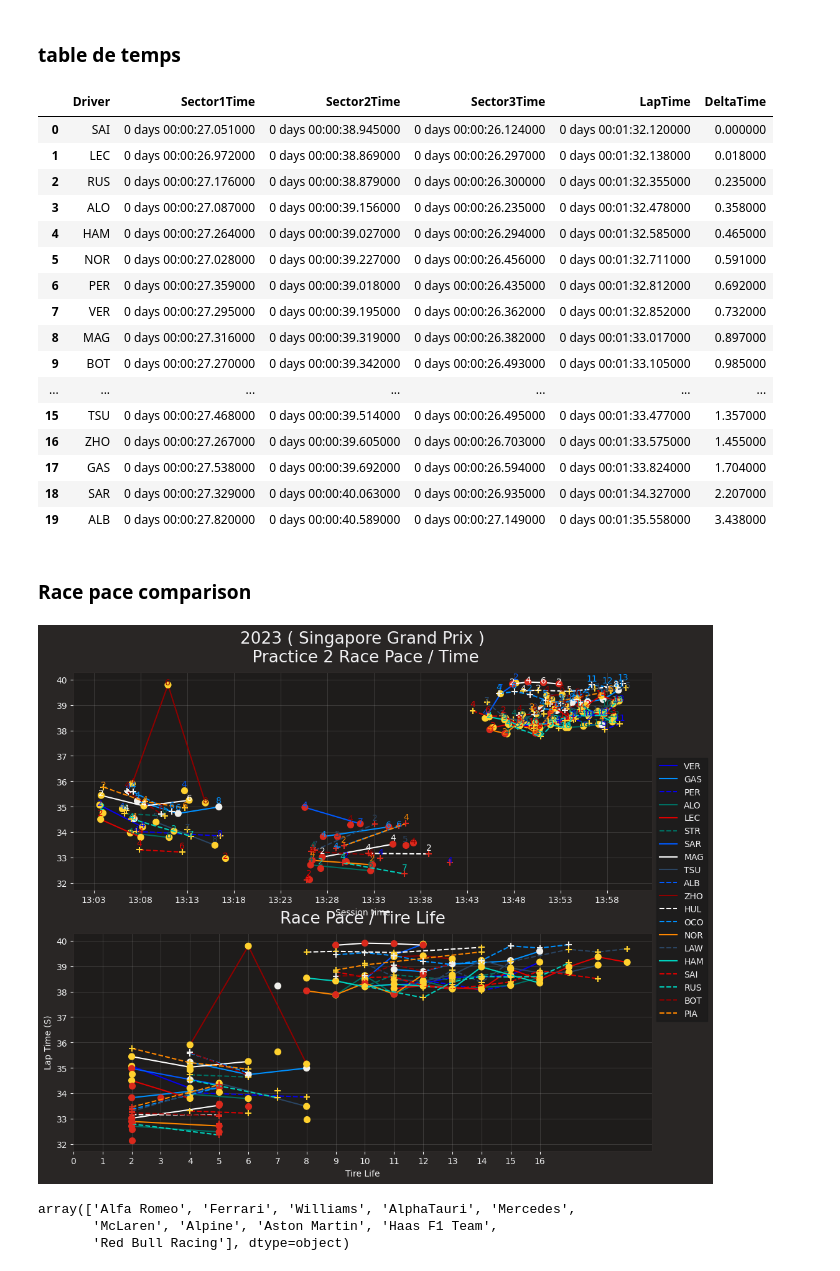
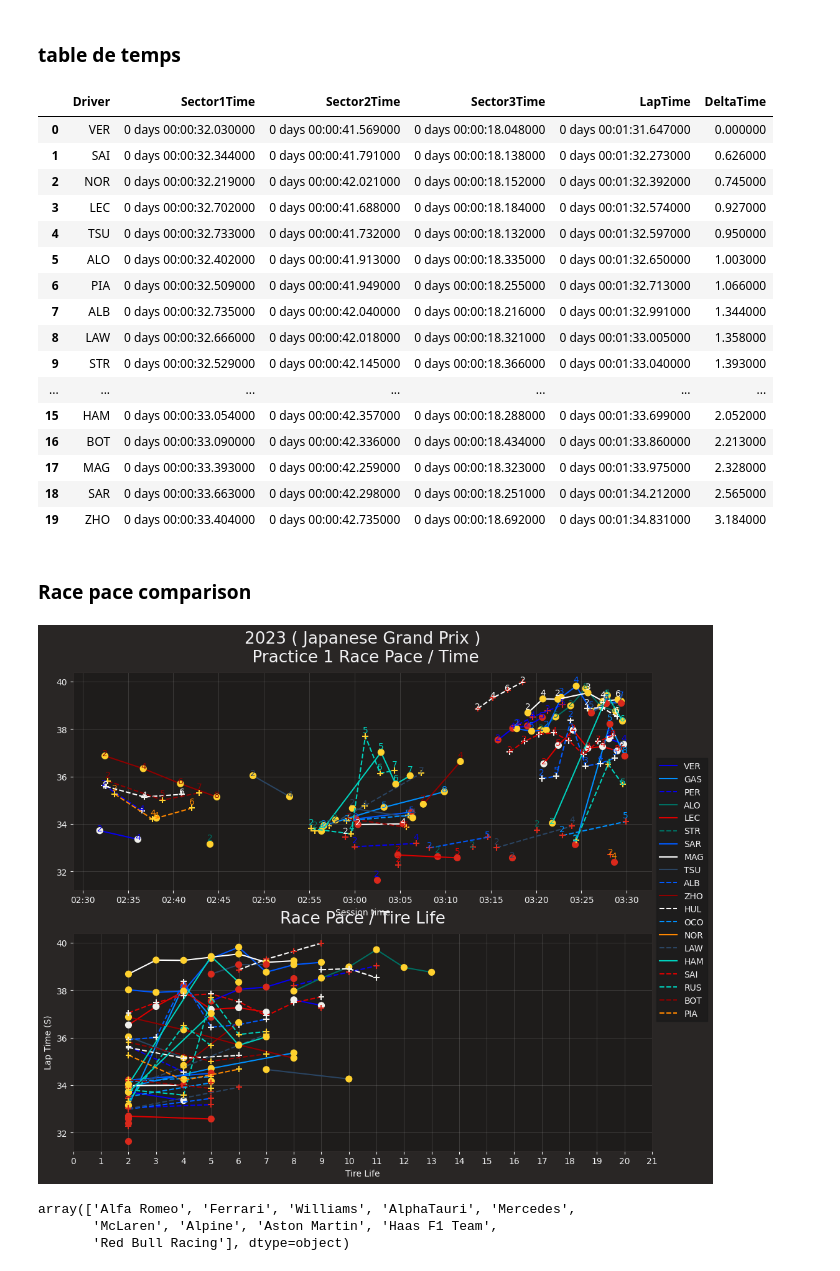
Before and after one commit to RACIM01/F1_Data_Analysing_RCM, a Jupyter notebook: Practice.ipynb, the cells around one changed output. Cells and saved outputs as stored; diff of their text form; code cells hidden in the pictures.

```diff
--- a/Practice.ipynb
+++ b/Practice.ipynb
@@ -16,7 +16,7 @@ import matplotlib.ticker as ticker
 import matplotlib.offsetbox as offsetbox
 from scipy import stats
 # %%
-ses = 2
+ses = 1
 race = 16
 # %%
 session = fastf1.get_session(2023,race,ses)
@@ -433,22 +434,22 @@ header_styles = [
 styled_df
 # %% [output]
 |  | Driver | Sector1Time | Sector2Time | Sector3Time | LapTime | DeltaTime |
-| 0 | SAI | 0 days 00:00:27.051000 | 0 days 00:00:38.945000 | 0 days 00:00:26.124000 | 0 days 00:01:32.120000 | 0.000000 |
-| 1 | LEC | 0 days 00:00:26.972000 | 0 days 00:00:38.869000 | 0 days 00:00:26.297000 | 0 days 00:01:32.138000 | 0.018000 |
-| 2 | RUS | 0 days 00:00:27.176000 | 0 days 00:00:38.879000 | 0 days 00:00:26.300000 | 0 days 00:01:32.355000 | 0.235000 |
-| 3 | ALO | 0 days 00:00:27.087000 | 0 days 00:00:39.156000 | 0 days 00:00:26.235000 | 0 days 00:01:32.478000 | 0.358000 |
-| 4 | HAM | 0 days 00:00:27.264000 | 0 days 00:00:39.027000 | 0 days 00:00:26.294000 | 0 days 00:01:32.585000 | 0.465000 |
-| 5 | NOR | 0 days 00:00:27.028000 | 0 days 00:00:39.227000 | 0 days 00:00:26.456000 | 0 days 00:01:32.711000 | 0.591000 |
-| 6 | PER | 0 days 00:00:27.359000 | 0 days 00:00:39.018000 | 0 days 00:00:26.435000 | 0 days 00:01:32.812000 | 0.692000 |
-| 7 | VER | 0 days 00:00:27.295000 | 0 days 00:00:39.195000 | 0 days 00:00:26.362000 | 0 days 00:01:32.852000 | 0.732000 |
-| 8 | MAG | 0 days 00:00:27.316000 | 0 days 00:00:39.319000 | 0 days 00:00:26.382000 | 0 days 00:01:33.017000 | 0.897000 |
-| 9 | BOT | 0 days 00:00:27.270000 | 0 days 00:00:39.342000 | 0 days 00:00:26.493000 | 0 days 00:01:33.105000 | 0.985000 |
+| 0 | VER | 0 days 00:00:32.030000 | 0 days 00:00:41.569000 | 0 days 00:00:18.048000 | 0 days 00:01:31.647000 | 0.000000 |
+| 1 | SAI | 0 days 00:00:32.344000 | 0 days 00:00:41.791000 | 0 days 00:00:18.138000 | 0 days 00:01:32.273000 | 0.626000 |
+| 2 | NOR | 0 days 00:00:32.219000 | 0 days 00:00:42.021000 | 0 days 00:00:18.152000 | 0 days 00:01:32.392000 | 0.745000 |
+| 3 | LEC | 0 days 00:00:32.702000 | 0 days 00:00:41.688000 | 0 days 00:00:18.184000 | 0 days 00:01:32.574000 | 0.927000 |
+| 4 | TSU | 0 days 00:00:32.733000 | 0 days 00:00:41.732000 | 0 days 00:00:18.132000 | 0 days 00:01:32.597000 | 0.950000 |
+| 5 | ALO | 0 days 00:00:32.402000 | 0 days 00:00:41.913000 | 0 days 00:00:18.335000 | 0 days 00:01:32.650000 | 1.003000 |
+| 6 | PIA | 0 days 00:00:32.509000 | 0 days 00:00:41.949000 | 0 days 00:00:18.255000 | 0 days 00:01:32.713000 | 1.066000 |
+| 7 | ALB | 0 days 00:00:32.735000 | 0 days 00:00:42.040000 | 0 days 00:00:18.216000 | 0 days 00:01:32.991000 | 1.344000 |
+| 8 | LAW | 0 days 00:00:32.666000 | 0 days 00:00:42.018000 | 0 days 00:00:18.321000 | 0 days 00:01:33.005000 | 1.358000 |
+| 9 | STR | 0 days 00:00:32.529000 | 0 days 00:00:42.145000 | 0 days 00:00:18.366000 | 0 days 00:01:33.040000 | 1.393000 |
 | ... | ... | ... | ... | ... | ... | ... |
-| 15 | TSU | 0 days 00:00:27.468000 | 0 days 00:00:39.514000 | 0 days 00:00:26.495000 | 0 days 00:01:33.477000 | 1.357000 |
-| 16 | ZHO | 0 days 00:00:27.267000 | 0 days 00:00:39.605000 | 0 days 00:00:26.703000 | 0 days 00:01:33.575000 | 1.455000 |
-| 17 | GAS | 0 days 00:00:27.538000 | 0 days 00:00:39.692000 | 0 days 00:00:26.594000 | 0 days 00:01:33.824000 | 1.704000 |
-| 18 | SAR | 0 days 00:00:27.329000 | 0 days 00:00:40.063000 | 0 days 00:00:26.935000 | 0 days 00:01:34.327000 | 2.207000 |
-| 19 | ALB | 0 days 00:00:27.820000 | 0 days 00:00:40.589000 | 0 days 00:00:27.149000 | 0 days 00:01:35.558000 | 3.438000 |
+| 15 | HAM | 0 days 00:00:33.054000 | 0 days 00:00:42.357000 | 0 days 00:00:18.288000 | 0 days 00:01:33.699000 | 2.052000 |
+| 16 | BOT | 0 days 00:00:33.090000 | 0 days 00:00:42.336000 | 0 days 00:00:18.434000 | 0 days 00:01:33.860000 | 2.213000 |
+| 17 | MAG | 0 days 00:00:33.393000 | 0 days 00:00:42.259000 | 0 days 00:00:18.323000 | 0 days 00:01:33.975000 | 2.328000 |
+| 18 | SAR | 0 days 00:00:33.663000 | 0 days 00:00:42.298000 | 0 days 00:00:18.251000 | 0 days 00:01:34.212000 | 2.565000 |
+| 19 | ZHO | 0 days 00:00:33.404000 | 0 days 00:00:42.735000 | 0 days 00:00:18.692000 | 0 days 00:01:34.831000 | 3.184000 |
 # %% [markdown]
 ### Race pace comparison
 # %%
@@ -500,35 +501,35 @@ for i in drivers:
                 ax[0].text(xi, yi, str(int(label)), ha='center', va='bottom', color=team_color)
         driver_name = ""
     color_picked.append(team_color)
 # Set the x-axis formatter
 ax[0].xaxis.set_major_formatter(mdates.DateFormatter("%H:%M"))
 # Set the x-axis locator
 locator = mdates.MinuteLocator(interval=5)
 ax[0].xaxis.set_major_locator(locator)
 
 # Customize the plot
 ax[0].set_title('2023 ( '+session.event["EventName"]+' )\n Practice '+str(ses)+' Race Pace / Time')
 ax[1].set_title('Race Pace / Tire Life')
 ax[0].set_xlabel('Session time')
 ax[1].set_xlabel('Tire Life')
-ax[1].set_xticks(range(0, 17, 1))
+ax[1].set_xticks(range(0, 22, 1))
 plt.ylabel('Lap Time (S)')
 
 # plt.yticks(range(37,40, 1))
 # plt.ylim(37,40)
 
 
 ax[0].grid(True, alpha=0.2)
 ax[1].grid(True, alpha=0.2)
 
 
 # Add legend
 ax[0].legend(loc='center left', bbox_to_anchor=(1, 0))
 
 # Display the plot
 plt.show()
 # %% [output]
-[figure, old version]
+[figure, new version]
 # %%
 laps1["Team"].unique()
 # %% [output]
```
Also changed, not shown: parts of 11 cells of this notebook.
